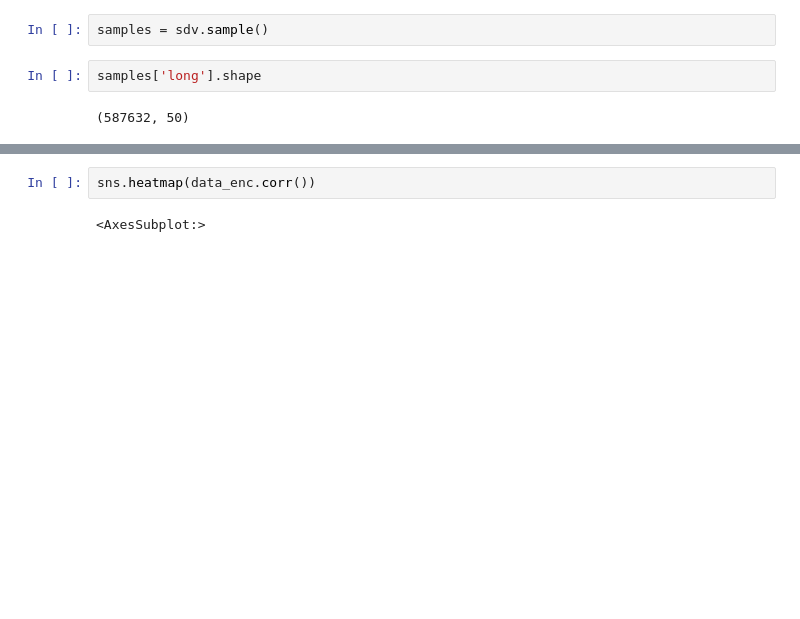
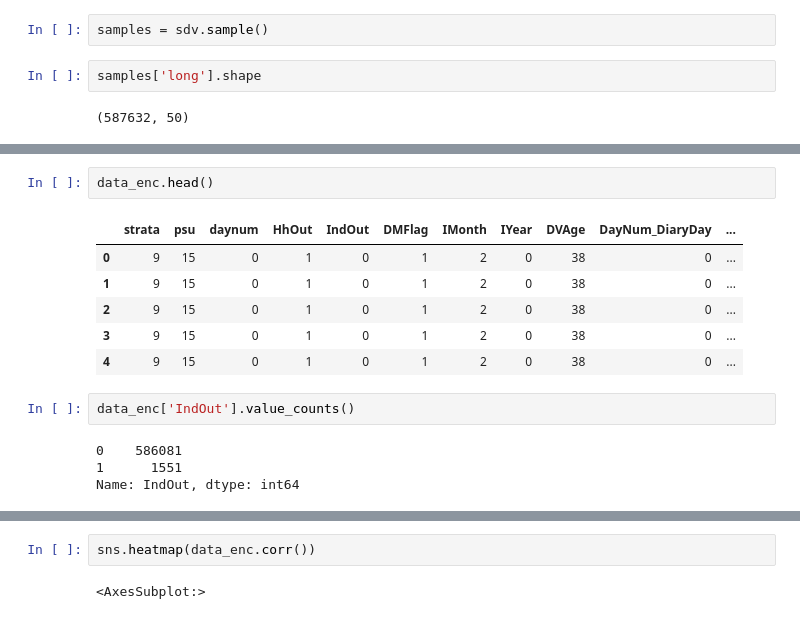
Before and after one commit to roshan-pandey/synthetic-data-gen, a Jupyter notebook: src/synth-data-svd.ipynb, the cells around one changed output, grey strips where cells are left out. Drawn from its saved outputs; the diff is of its cells as text; blank space fills up the shorter version.

```diff
--- a/src/synth-data-svd.ipynb
+++ b/src/synth-data-svd.ipynb
@@ -51,0 +100,15 @@ samples['long'].head()
+# %%
+data_enc.head()
+# %% [output]
+|  | strata | psu | daynum | HhOut | IndOut | DMFlag | IMonth | IYear | DVAge | DayNum_DiaryDay | ... |
+| 0 | 9 | 15 | 0 | 1 | 0 | 1 | 2 | 0 | 38 | 0 | ... |
+| 1 | 9 | 15 | 0 | 1 | 0 | 1 | 2 | 0 | 38 | 0 | ... |
+| 2 | 9 | 15 | 0 | 1 | 0 | 1 | 2 | 0 | 38 | 0 | ... |
+| 3 | 9 | 15 | 0 | 1 | 0 | 1 | 2 | 0 | 38 | 0 | ... |
+| 4 | 9 | 15 | 0 | 1 | 0 | 1 | 2 | 0 | 38 | 0 | ... |
+# %%
+data_enc['IndOut'].value_counts()
+# %% [output]
+0    586081
+1      1551
+Name: IndOut, dtype: int64
```
Also changed, not shown: parts of 12 cells of this notebook.
